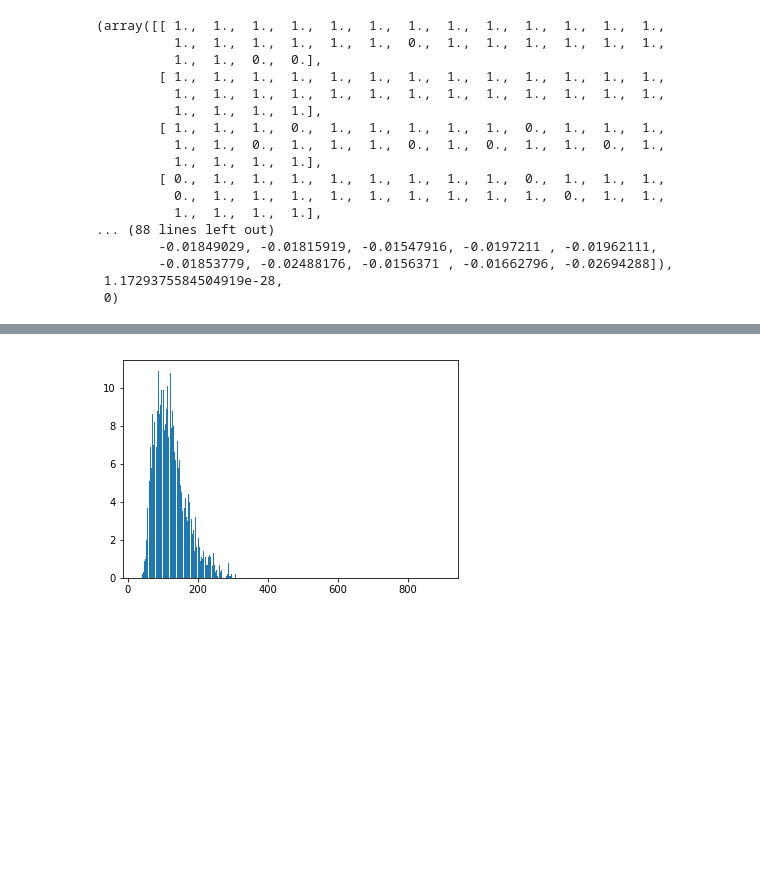
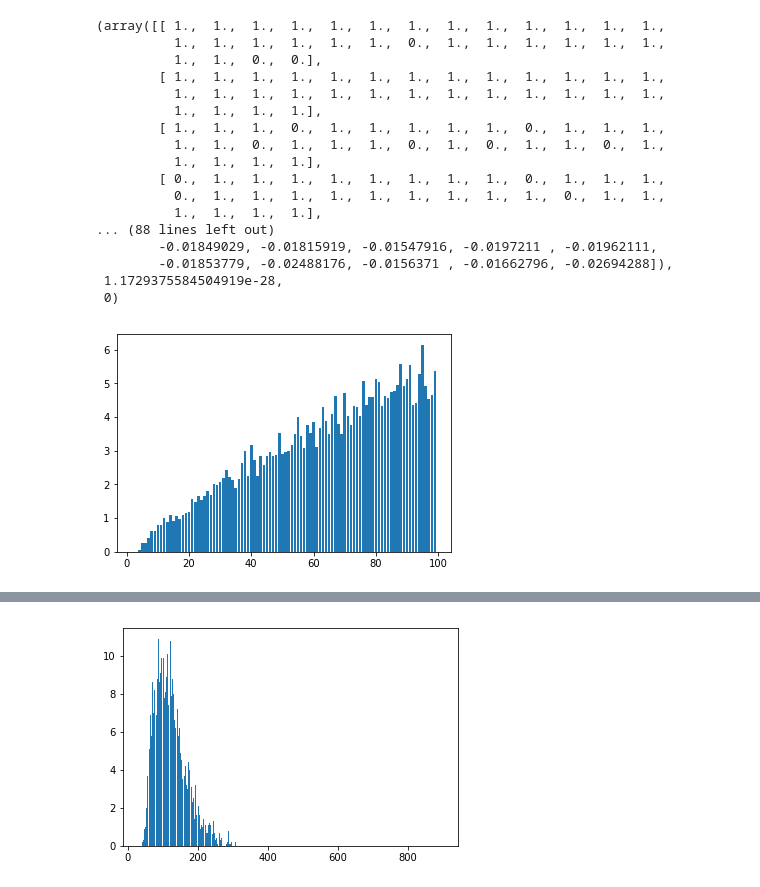
Before and after one commit to MapleOx/elec_flow, a Jupyter notebook: Bipartite Electrical Flow.ipynb, the cells around one changed output, grey strips where cells are left out. Drawn from its saved outputs; the diff is of its cells as text; code cells hidden in the pictures; blank space fills up the shorter version.

Commit message:
add total neg flow experiment

```diff
--- a/Bipartite Electrical Flow.ipynb
+++ b/Bipartite Electrical Flow.ipynb
@@ -214,3 +254,43 @@ class CountNegEdgeExperiment():
         x = [i for i in range(n, max_edges)]
         plt.bar(x, self.results)
         plt.show()
+
+class NearPerfExperiment():
+    def __init__(self, num_samples):
+        self.num_samples = num_samples
+        self.results = {}
+
+    def do_experiment(self, ns):
+        num_samples = self.num_samples
+        for n in ns:
+            max_edges = min(n*4, n*n)
+            step_size = int(max(n/20, 1))
+            for e in range(n, max_edges, step_size):
+                total_neg_flow = 0.0
+                for j in range(num_samples):
+                    graph = Helper.gen_rand_bipartite_graph(n, n, e)
+                    neg_flow = graph.total_neg_flow()
+                    total_neg_flow += neg_flow
+                avg_neg_flow = total_neg_flow/num_samples
+                if n not in self.results:
+                    self.results[n] = {}
+                self.results[n][e] = avg_neg_flow
+
+    def plot_results(self):
+        x = sorted(self.results.keys())
+        y = [max(self.results[k].values()) for k in x]
+        plt.bar(x, y)
+        plt.show()
+
+    def plot_results_for_n(self, n):
+        data = self.results[n]
+        x = sorted(data.keys())
+        y = [data[k] for k in x]
+        plt.bar(x, y)
+        plt.show()
+# %%
+npe = NearPerfExperiment(1)
+graph = npe.do_experiment([i for i in range(2, 100)])
+npe.plot_results()
+# %% [output]
+[figure, added]
```
Also changed, not shown: parts of 4 cells of this notebook.
